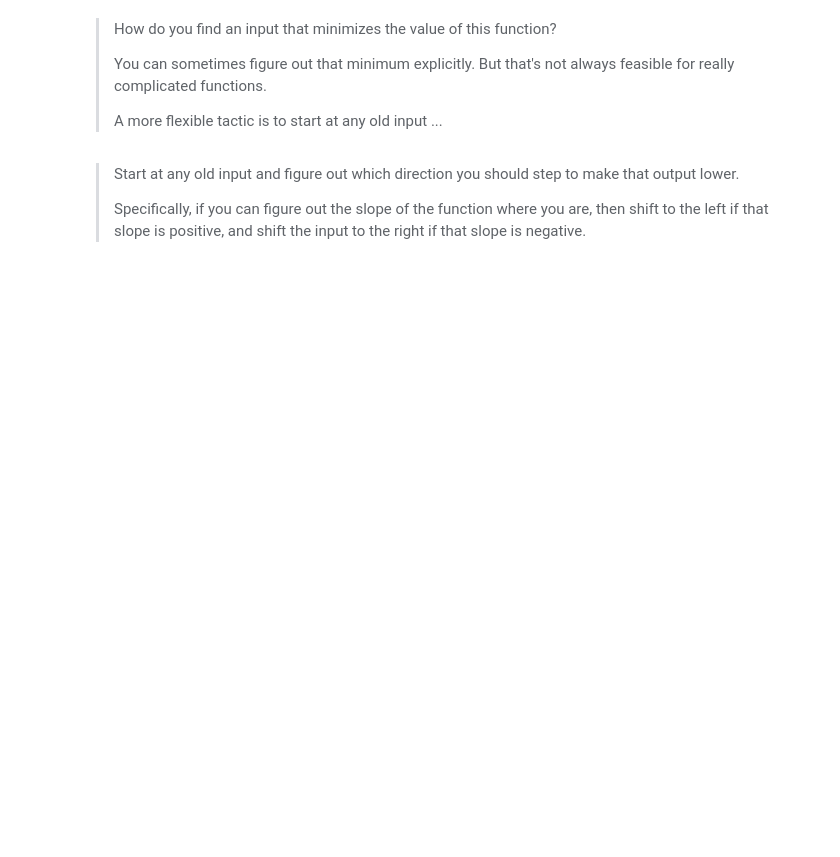
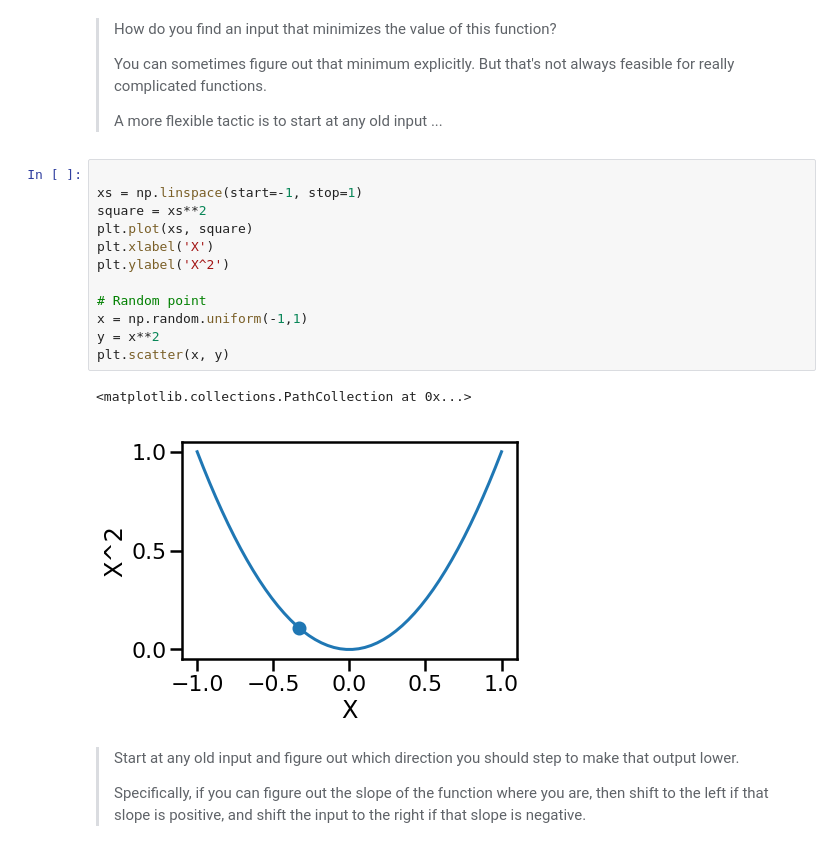
Before and after one commit to LambdaSchool/DS-Unit-2-Sprint-4-Practicing-Understanding, a Jupyter notebook: LS_DS_244_Gradient_Descent_LIVE_LESSON.ipynb, the cells around one changed output. Drawn from its saved outputs; the diff is of its cells as text; blank space fills up the shorter version.

```diff
--- a/LS_DS_244_Gradient_Descent_LIVE_LESSON.ipynb
+++ b/LS_DS_244_Gradient_Descent_LIVE_LESSON.ipynb
@@ -58,6 +74,21 @@ Let's plot a function like that: $f(x) = x^2$
 > You can sometimes figure out that minimum explicitly. But that's not always feasible for really complicated functions.
 >
 > A more flexible tactic is to start at any old input ...
+# %%
+
+xs = np.linspace(start=-1, stop=1)
+square = xs**2
+plt.plot(xs, square)
+plt.xlabel('X')
+plt.ylabel('X^2')
+
+# Random point
+x = np.random.uniform(-1,1)
+y = x**2
+plt.scatter(x, y)
+# %% [output]
+<matplotlib.collections.PathCollection at 0x...>
+[figure, added]
 # %% [markdown]
 > Start at any old input and figure out which direction you should step to make that output lower.
 >
```
Also changed, not shown: parts of 10 cells of this notebook.
